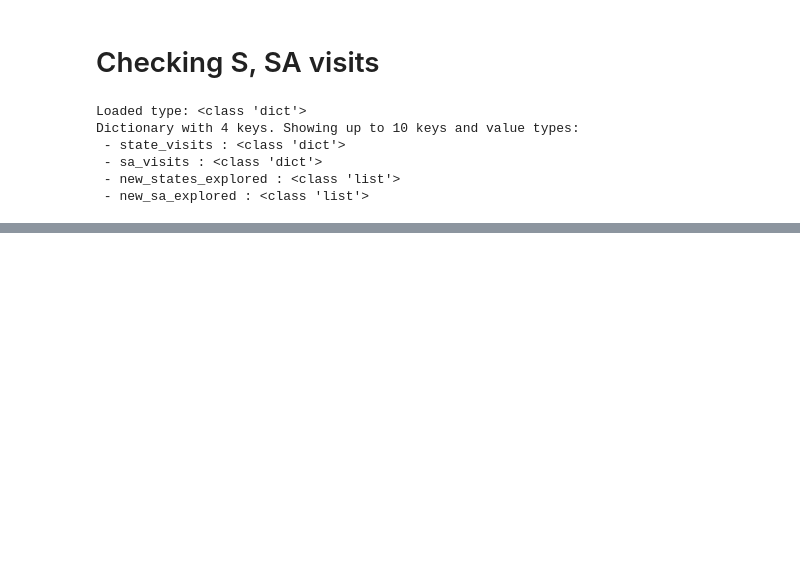
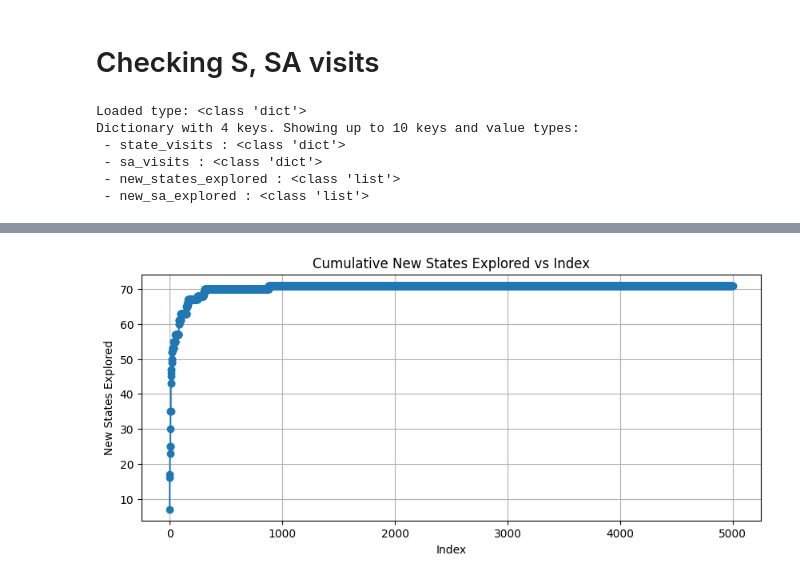
Before and after one commit to shinobi-wolf/FleetNav, a Jupyter notebook: eda.ipynb, the cells around one changed output, grey strips where cells are left out. Drawn from its saved outputs; the diff is of its cells as text; code cells hidden in the pictures; blank space fills up the shorter version.

```diff
--- a/eda.ipynb
+++ b/eda.ipynb
@@ -881,3 +881,16 @@ plt.show()
+# %%
+import numpy as np
+new_states_explored_sum = np.cumsum(new_states_explored)
+import matplotlib.pyplot as plt
+plt.figure(figsize=(10,4))
+plt.plot(range(len(new_states_explored_sum)), new_states_explored_sum, marker='o', linestyle='-')
+plt.title('Cumulative New States Explored vs Index')
+plt.xlabel('Index')
+plt.ylabel('New States Explored')
+plt.grid(True)
+plt.show()
+# %% [output]
+[figure, added]
 # %%
 import matplotlib.pyplot as plt
 plt.figure(figsize=(10,4))
```
Also changed, not shown: parts of 5 cells of this notebook, 14 other files.
